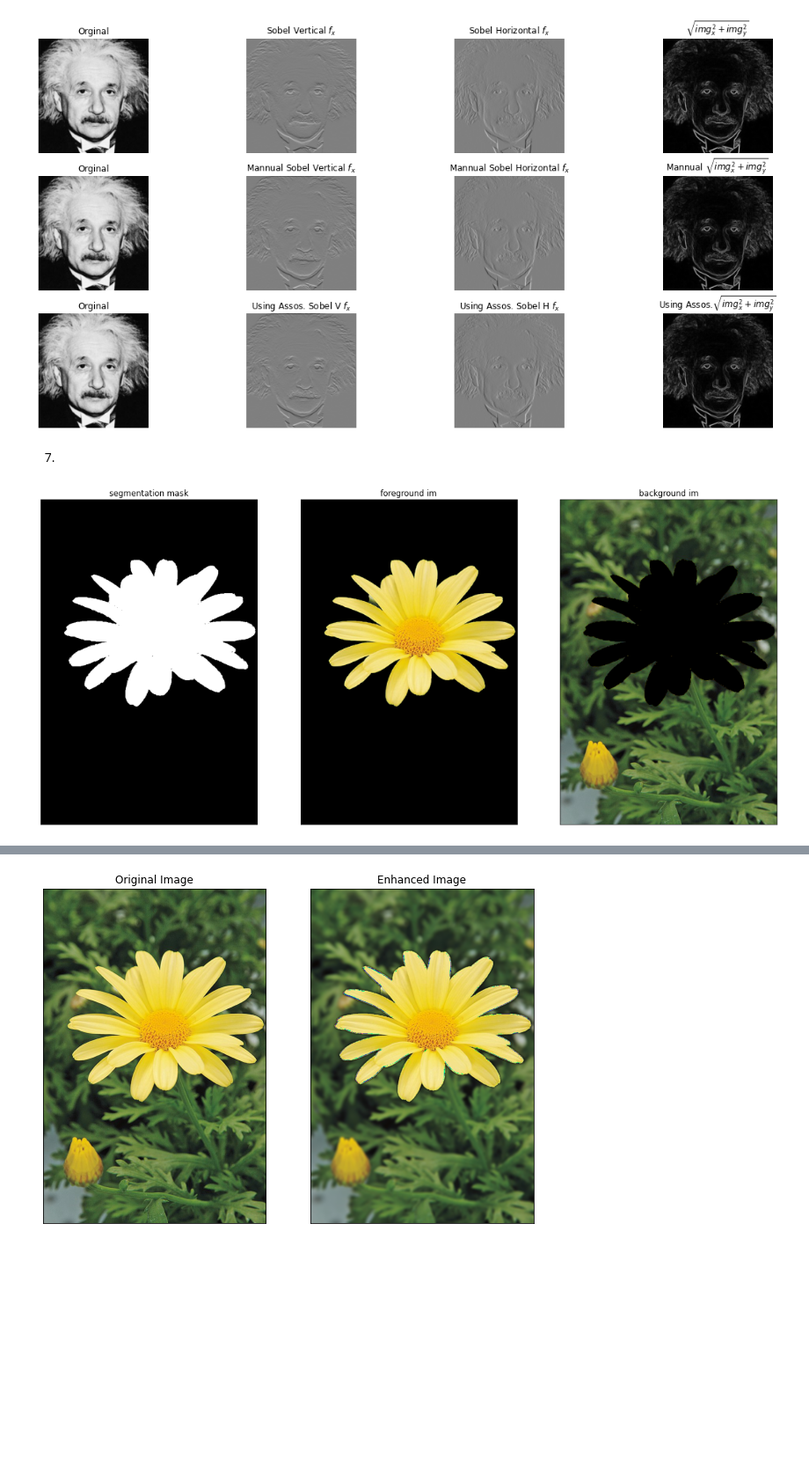
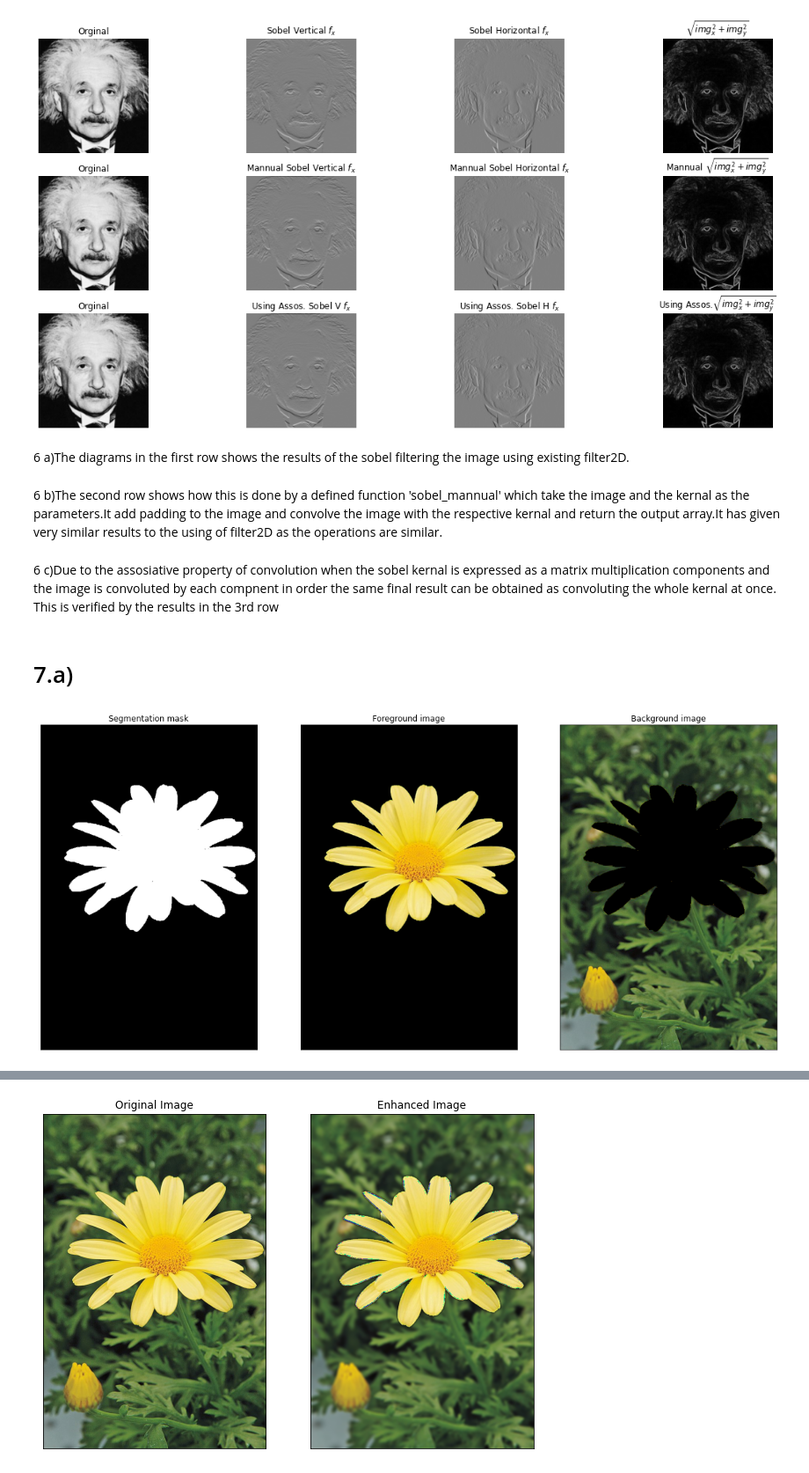
Before and after one commit to Maleeshas/Assignment_Image_Processing_EN2550, a Jupyter notebook: Assignment_01_190595J.ipynb, the cells around one changed output, grey strips where cells are left out. Shown at 88% size. Saved outputs shown, nothing was run; the diff lists cells and outputs as text; code cells hidden in the pictures; blank space fills up the shorter version.

```diff
--- a/Assignment_01_190595J.ipynb
+++ b/Assignment_01_190595J.ipynb
@@ -397,29 +401,38 @@ for i in range(3):
 plt.show()
 # %% [output]
 [figure]
-# %% [markdown]
-7)
+# %% [markdown]
+6
+a)The diagrams in the first row shows the results of the sobel filtering the image using existing filter2D.
+# %% [markdown]
+6
+b)The second row shows how this is done by a defined function 'sobel_mannual' which take the image and the kernal as the parameters.It add padding to the image and convolve the image with the respective kernal and return the output array.It has given very similar results to the using of filter2D as the operations are similar.
+# %% [markdown]
+6
+c)Due to the assosiative property of convolution when the sobel kernal is expressed as a matrix multiplication components and the image is convoluted by each compnent in order the same final result can be obtained as convoluting the whole kernal at once. This is verified by the results in the 3rd row
+# %% [markdown]
+# 7.a)
 # %%
 im = cv.imread(r'./images/daisy.jpg',cv.IMREAD_COLOR)
 mask = np.zeros(im.shape[:2], np.uint8)
 bg_mod = np.zeros((1, 65), np.float64)
 fg_mod = np.zeros((1, 65), np.float64)
 rectangle = (25,125,530,450)
 (mask,bg_mod,fg_mod)=cv.grabCut(im, mask, rectangle,bg_mod, fg_mod,3, cv.GC_BGD)
 outputMask = np.where((mask == cv.GC_BGD) | (mask == cv.GC_PR_BGD),0, 1)
 outputMask = (outputMask * 255).astype("uint8")
 output = cv.bitwise_and(im, im, mask=outputMask)
 back_im=im-output
 fig,axes=plt.subplots(1,3,figsize=(20,10))
 axes[0].imshow(cv.cvtColor(outputMask,cv.COLOR_BGR2RGB))
 axes[0].set_xticks([]),axes[0].set_yticks([])
-axes[0].set_title('segmentation mask')
+axes[0].set_title('Segmentation mask')
 axes[1].imshow(cv.cvtColor(output,cv.COLOR_BGR2RGB))
 axes[1].set_xticks([]),axes[1].set_yticks([])
-axes[1].set_title('foreground image')
+axes[1].set_title('Foreground image')
 axes[2].imshow(cv.cvtColor(back_im,cv.COLOR_BGR2RGB))
 axes[2].set_xticks([]),axes[2].set_yticks([])
-axes[2].set_title('background image')
+axes[2].set_title('Background image')
 plt.show()
 # %% [output]
-[figure, old version]
+[figure, new version]
```
Also changed, not shown: parts of 30 cells of this notebook.
